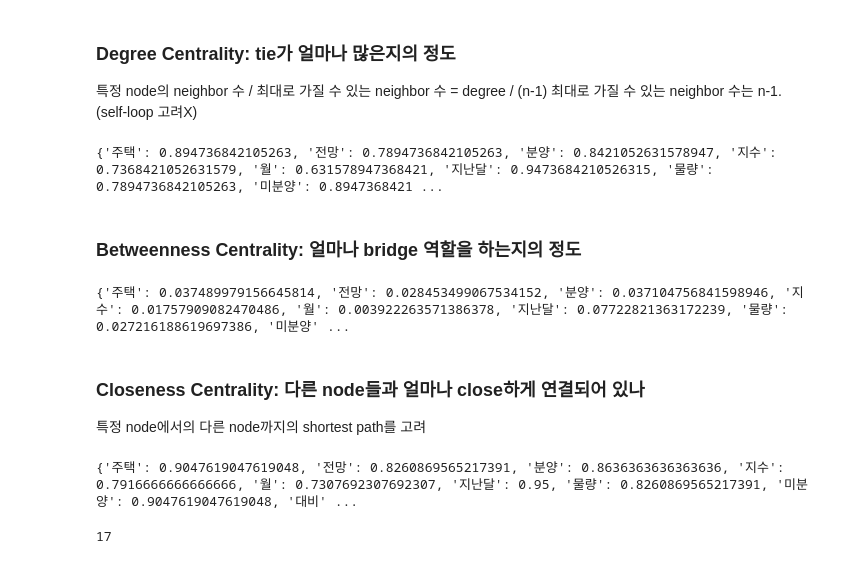
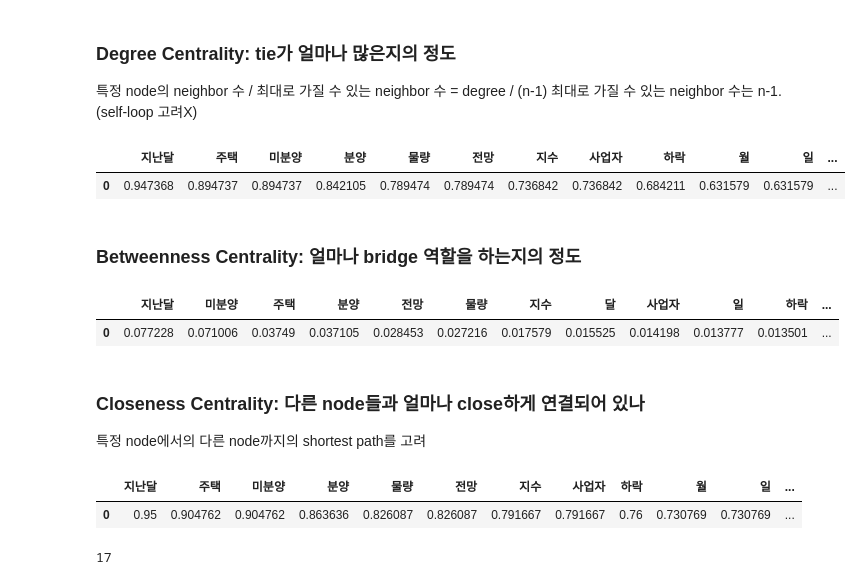
Before and after one commit to reejungkim/GraphTheory, a Jupyter notebook: NetworkX.ipynb, the cells around one changed output. Cells and saved outputs as stored; diff of their text form; code cells hidden in the pictures.

```diff
--- a/NetworkX.ipynb
+++ b/NetworkX.ipynb
@@ -197,22 +264,25 @@ plt.show()
 최대로 가질 수 있는 neighbor 수는 n-1. (self-loop 고려X)
 # %%
 # degree centrality
-print(nx.degree_centrality(G))
+pd.DataFrame( nx.degree_centrality(G), index=[0]).transpose().sort_values(by=0, ascending=False ).transpose()
 # %% [output]
-{'주택': 0.894736842105263, '전망': 0.7894736842105263, '분양': 0.8421052631578947, '지수': 0.7368421052631579, '월': 0.631578947368421, '지난달': 0.9473684210526315, '물량': 0.7894736842105263, '미분양': 0.8947368421 ...
+|  | 지난달 | 주택 | 미분양 | 분양 | 물량 | 전망 | 지수 | 사업자 | 하락 | 월 | 일 | ... |
+| 0 | 0.947368 | 0.894737 | 0.894737 | 0.842105 | 0.789474 | 0.789474 | 0.736842 | 0.736842 | 0.684211 | 0.631579 | 0.631579 | ... |
 # %% [markdown]
 ### Betweenness Centrality: 얼마나 bridge 역할을 하는지의 정도
 # %%
-print( nx.betweenness_centrality(G))
+pd.DataFrame(  nx.betweenness_centrality(G), index=[0]).transpose().sort_values(by=0, ascending=False ).transpose()
 # %% [output]
-{'주택': 0.037489979156645814, '전망': 0.028453499067534152, '분양': 0.037104756841598946, '지수': 0.01757909082470486, '월': 0.003922263571386378, '지난달': 0.07722821363172239, '물량': 0.027216188619697386, '미분양' ...
+|  | 지난달 | 미분양 | 주택 | 분양 | 전망 | 물량 | 지수 | 달 | 사업자 | 일 | 하락 | ... |
+| 0 | 0.077228 | 0.071006 | 0.03749 | 0.037105 | 0.028453 | 0.027216 | 0.017579 | 0.015525 | 0.014198 | 0.013777 | 0.013501 | ... |
 # %% [markdown]
 ### Closeness Centrality: 다른 node들과 얼마나 close하게 연결되어 있나
 특정 node에서의 다른 node까지의 shortest path를 고려
 # %%
-print( nx.closeness_centrality(G) )
+pd.DataFrame( nx.closeness_centrality(G) , index=[0]).transpose().sort_values(by=0, ascending=False ).transpose()
 # %% [output]
-{'주택': 0.9047619047619048, '전망': 0.8260869565217391, '분양': 0.8636363636363636, '지수': 0.7916666666666666, '월': 0.7307692307692307, '지난달': 0.95, '물량': 0.8260869565217391, '미분양': 0.9047619047619048, '대비' ...
+|  | 지난달 | 주택 | 미분양 | 분양 | 물량 | 전망 | 지수 | 사업자 | 하락 | 월 | 일 | ... |
+| 0 | 0.95 | 0.904762 | 0.904762 | 0.863636 | 0.826087 | 0.826087 | 0.791667 | 0.791667 | 0.76 | 0.730769 | 0.730769 | ... |
 # %%
 nx.degree(G, '미분양')
 # %% [output]
```
Also changed, not shown: parts of 15 cells of this notebook, 1 other file.
